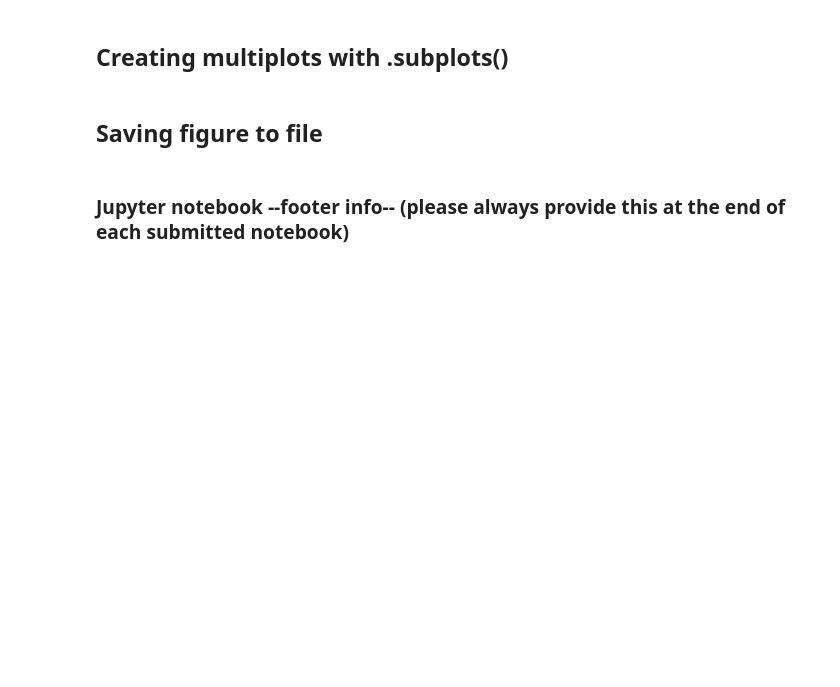
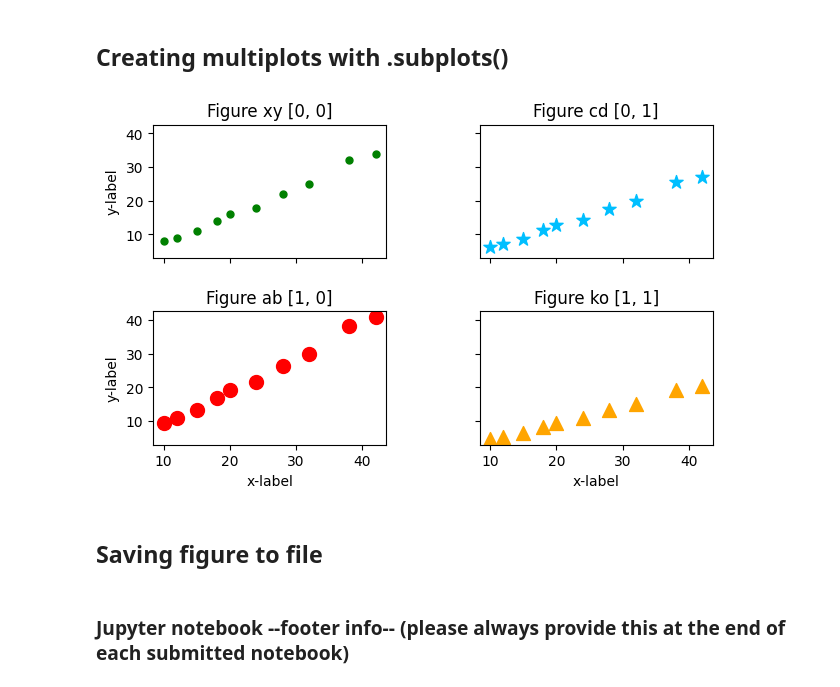
Before and after one commit to pascaleichenberger/applied_research_methods, a Jupyter notebook: Week_04/graphics_with_matplotlib.ipynb, the cells around one changed output. Drawn from its saved outputs; the diff is of its cells as text; code cells hidden in the pictures; blank space fills up the shorter version.

```diff
--- a/Week_04/graphics_with_matplotlib.ipynb
+++ b/Week_04/graphics_with_matplotlib.ipynb
@@ -305,39 +324,41 @@ plt.show()
 # %%
 # Define 2x2 subplots and whether x- and y-axes should be shared
 fig, ax = plt.subplots(2, 2, figsize=(7,4), sharex=True, sharey=True)
 
-ax[0, 0].scatter(x, y, s=100, marker='o', color='orangered') # row=0, col=0
-ax[1, 0].scatter(x, z, s=100, marker='+', color='green') # row=1, col=0
+ax[0, 0].scatter(x, y, s=100, marker='.', color='green') # row=0, col=0
+ax[1, 0].scatter(x, z, s=100, marker='o', color='red') # row=1, col=0
 ax[0, 1].scatter(x, g, s=100, marker='*', color='deepskyblue') # row=0, col=1
 ax[1, 1].scatter(x, e, s=100, marker='^', color='orange') # row=1, col=1
 
 # Adding title
-ax[0, 0].set_title('Figure at [0, 0]', fontsize = 12)
-ax[1, 0].set_title('Figure at [1, 0]', fontsize = 12)
-ax[0, 1].set_title('Figure at [0, 1]', fontsize = 12)
-ax[1, 1].set_title('Figure at [1, 1]', fontsize = 12)
+ax[0, 0].set_title('Figure xy [0, 0]', fontsize = 12)
+ax[1, 0].set_title('Figure ab [1, 0]', fontsize = 12)
+ax[0, 1].set_title('Figure cd [0, 1]', fontsize = 12)
+ax[1, 1].set_title('Figure ko [1, 1]', fontsize = 12)
 
 # Adding x-labels
 ax[0, 0].set_xlabel('', fontsize = 10)
 ax[1, 0].set_xlabel('x-label', fontsize = 10)
 ax[0, 1].set_xlabel('', fontsize = 10)
 ax[1, 1].set_xlabel('x-label', fontsize = 10)
 
 # Adding y-labels
 ax[0, 0].set_ylabel('y-label', fontsize = 10)
 ax[1, 0].set_ylabel('y-label', fontsize = 10)
 ax[0, 1].set_ylabel('', fontsize = 10)
 ax[1, 1].set_ylabel('', fontsize = 10)
 
 # Set the spacing between subplots
 plt.subplots_adjust(left=0.1,
                     bottom=0.1,
                     right=0.9,
                     top=0.9,
                     wspace=0.4,
                     hspace=0.4)
 
 plt.show()
+# %% [output]
+[figure, added]
 # %% [markdown]
 ## Saving figure to file
 # %%
```
Also changed, not shown: parts of 9 cells of this notebook, 10 other files.
